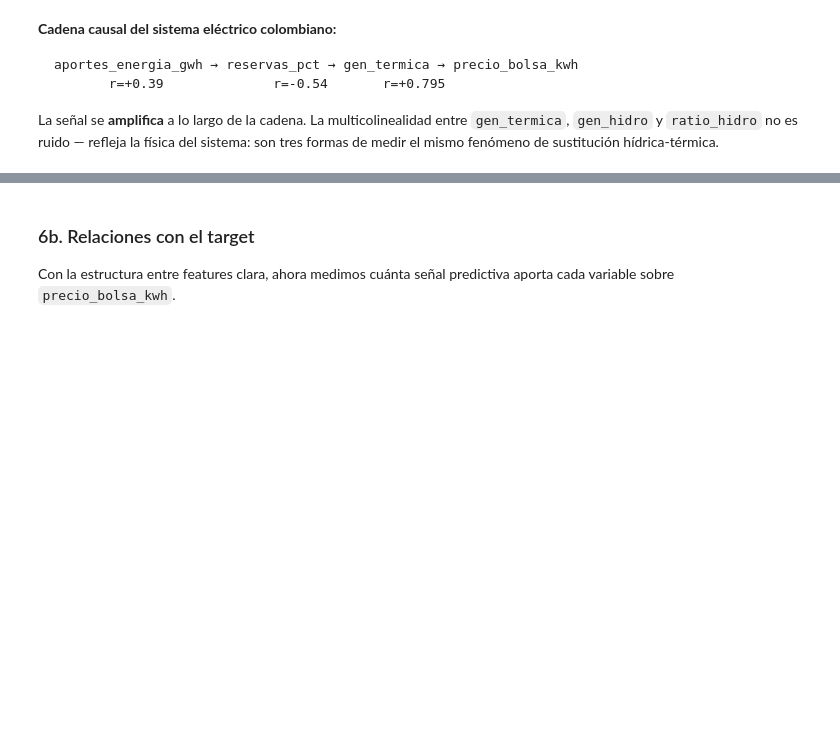
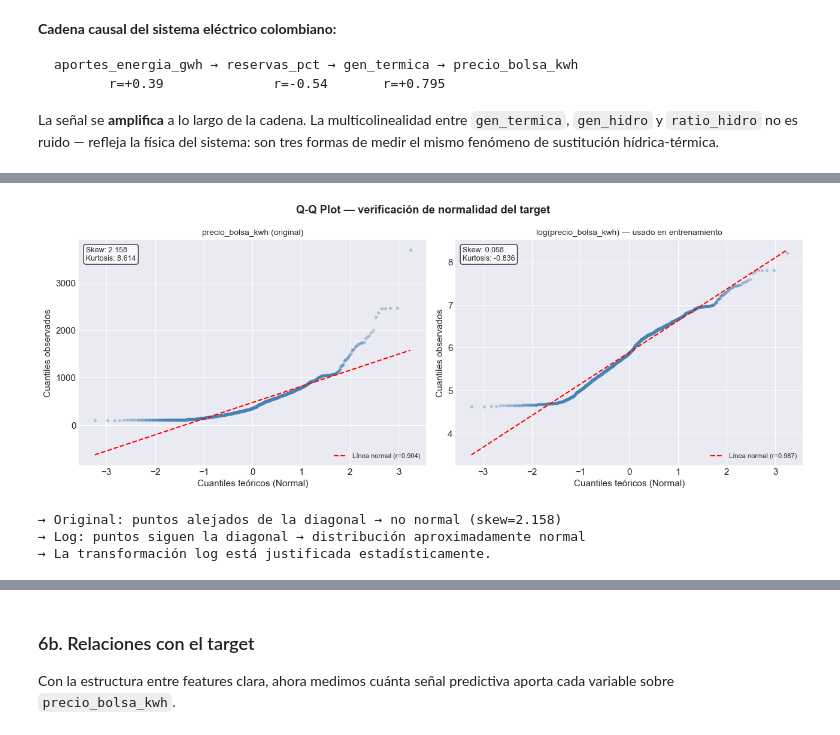
Before and after one commit to oalzatev/AprendizajeML, a Jupyter notebook: notebooks/entrega1_energia_colombia.ipynb, the cells around one changed output, grey strips where cells are left out. Saved outputs shown, nothing was run; the diff lists cells and outputs as text; code cells hidden in the pictures; blank space fills up the shorter version.

Commit message:
Entrega 1 FINAL: EDA completo, feature importance, justificación scaling, diagnóstico leakage

```diff
--- a/notebooks/entrega1_energia_colombia.ipynb
+++ b/notebooks/entrega1_energia_colombia.ipynb
@@ -308,0 +454,33 @@ La señal se **amplifica** a lo largo de la cadena. La multicolinealidad entre `
+# %%
+# ── Q-Q Plot: verificar normalidad después de la transformación log ───────
+from scipy import stats as scipy_stats
+
+fig, axes = plt.subplots(1, 2, figsize=(13, 5))
+fig.suptitle('Q-Q Plot — verificación de normalidad del target', fontweight='bold')
+
+for ax, col, titulo in zip(axes,
+    [TARGET, 'log_precio_bolsa'],
+    ['precio_bolsa_kwh (original)', 'log(precio_bolsa_kwh) — usado en entrenamiento']):
+    s = dataset[col].dropna()
+    (osm, osr), (slope, intercept, r) = scipy_stats.probplot(s, dist='norm')
+    ax.scatter(osm, osr, alpha=0.3, s=8, color='steelblue')
+    ax.plot([osm[0], osm[-1]], [slope*osm[0]+intercept, slope*osm[-1]+intercept],
+            'r--', linewidth=1.5, label=f'Línea normal (r={r:.3f})')
+    ax.set_title(titulo, fontsize=10)
+    ax.set_xlabel('Cuantiles teóricos (Normal)'); ax.set_ylabel('Cuantiles observados')
+    ax.legend(fontsize=8)
+    ax.text(0.02, 0.97, f'Skew: {s.skew():.3f}\nKurtosis: {s.kurtosis():.3f}',
+            transform=ax.transAxes, va='top', fontsize=9,
+            bbox=dict(boxstyle='round,pad=0.3', facecolor='white', alpha=0.8))
+
+plt.tight_layout()
+plt.savefig('figures/qqplot_target.png', dpi=150, bbox_inches='tight')
+plt.show()
+print('→ Original: puntos alejados de la diagonal → no normal (skew=2.158)')
+print('→ Log: puntos siguen la diagonal → distribución aproximadamente normal')
+print('→ La transformación log está justificada estadísticamente.')
+# %% [output]
+[figure, added]
+→ Original: puntos alejados de la diagonal → no normal (skew=2.158)
+→ Log: puntos siguen la diagonal → distribución aproximadamente normal
+→ La transformación log está justificada estadísticamente.
```
Also changed, not shown: parts of 49 cells of this notebook, 6 other files.
